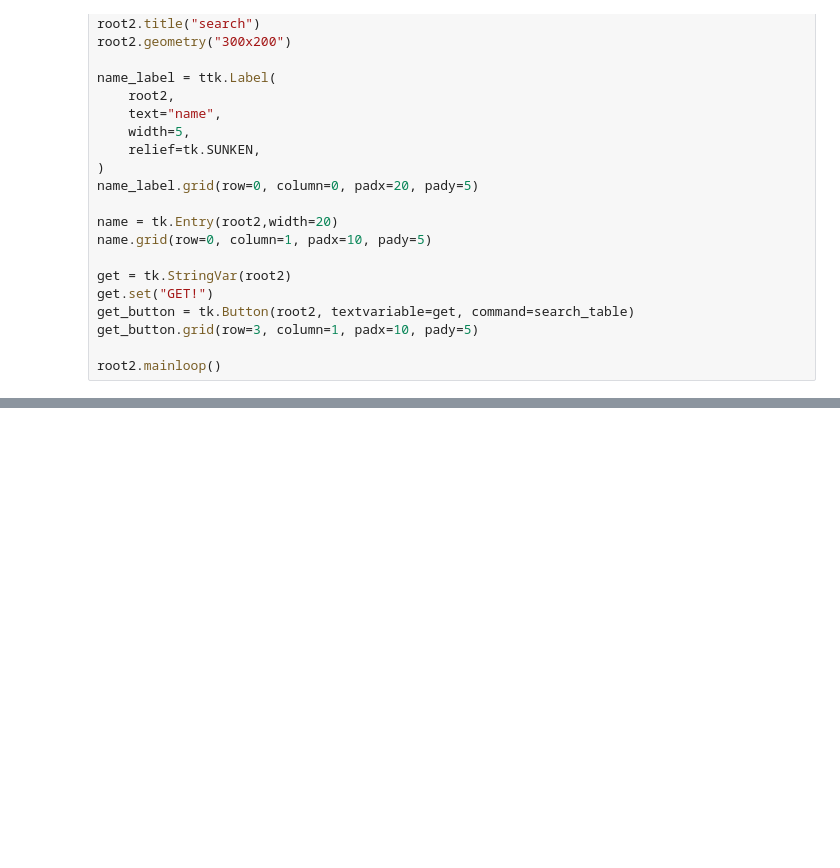
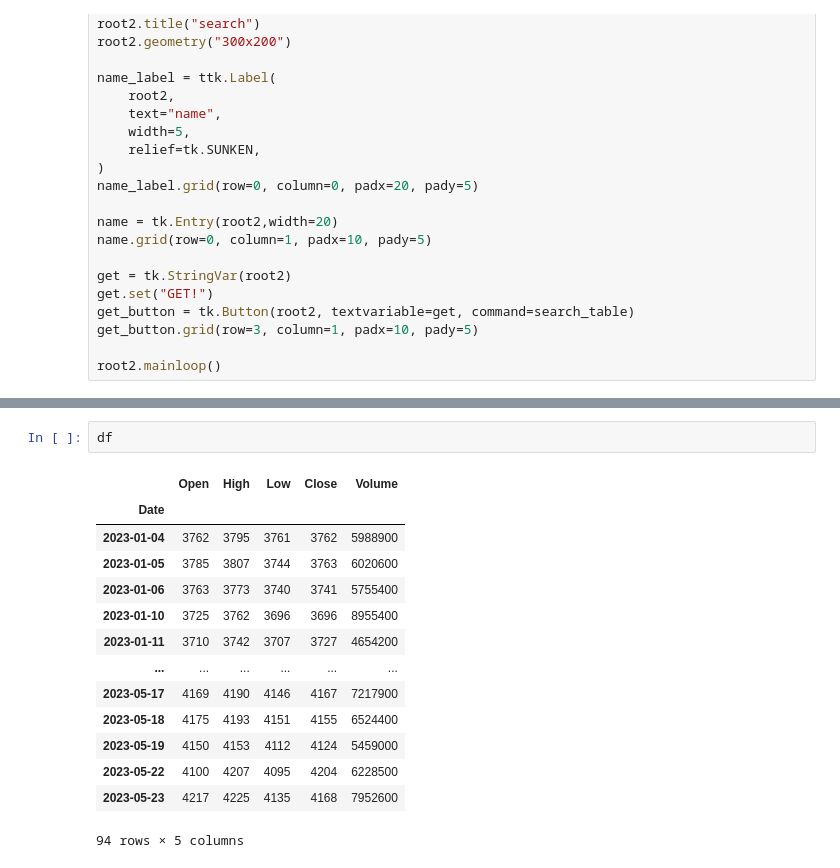
Before and after one commit to 2023-hsymlab/python-scraping-stock-data-Sariha-Hatoda, a Jupyter notebook: mySimmple_Stock2.ipynb, the cells around one changed output, grey strips where cells are left out. Cells and saved outputs as stored; diff of their text form; blank space fills up the shorter version.

```diff
--- a/mySimmple_Stock2.ipynb
+++ b/mySimmple_Stock2.ipynb
@@ -399,0 +502,17 @@ root.mainloop()
+# %%
+df
+# %% [output]
+|  | Open | High | Low | Close | Volume |
+| Date |  |  |  |  |  |
+| 2023-01-04 | 3762 | 3795 | 3761 | 3762 | 5988900 |
+| 2023-01-05 | 3785 | 3807 | 3744 | 3763 | 6020600 |
+| 2023-01-06 | 3763 | 3773 | 3740 | 3741 | 5755400 |
+| 2023-01-10 | 3725 | 3762 | 3696 | 3696 | 8955400 |
+| 2023-01-11 | 3710 | 3742 | 3707 | 3727 | 4654200 |
+| ... | ... | ... | ... | ... | ... |
+| 2023-05-17 | 4169 | 4190 | 4146 | 4167 | 7217900 |
+| 2023-05-18 | 4175 | 4193 | 4151 | 4155 | 6524400 |
+| 2023-05-19 | 4150 | 4153 | 4112 | 4124 | 5459000 |
+| 2023-05-22 | 4100 | 4207 | 4095 | 4204 | 6228500 |
+| 2023-05-23 | 4217 | 4225 | 4135 | 4168 | 7952600 |
+94 rows × 5 columns
```
Also changed, not shown: parts of 18 cells of this notebook.
